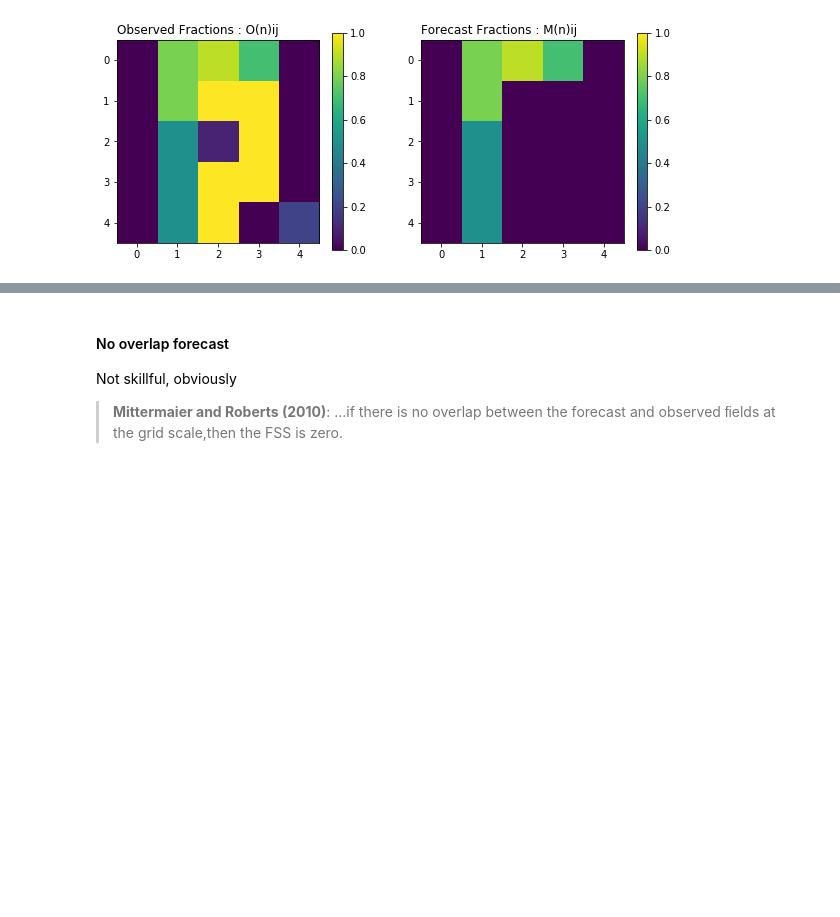
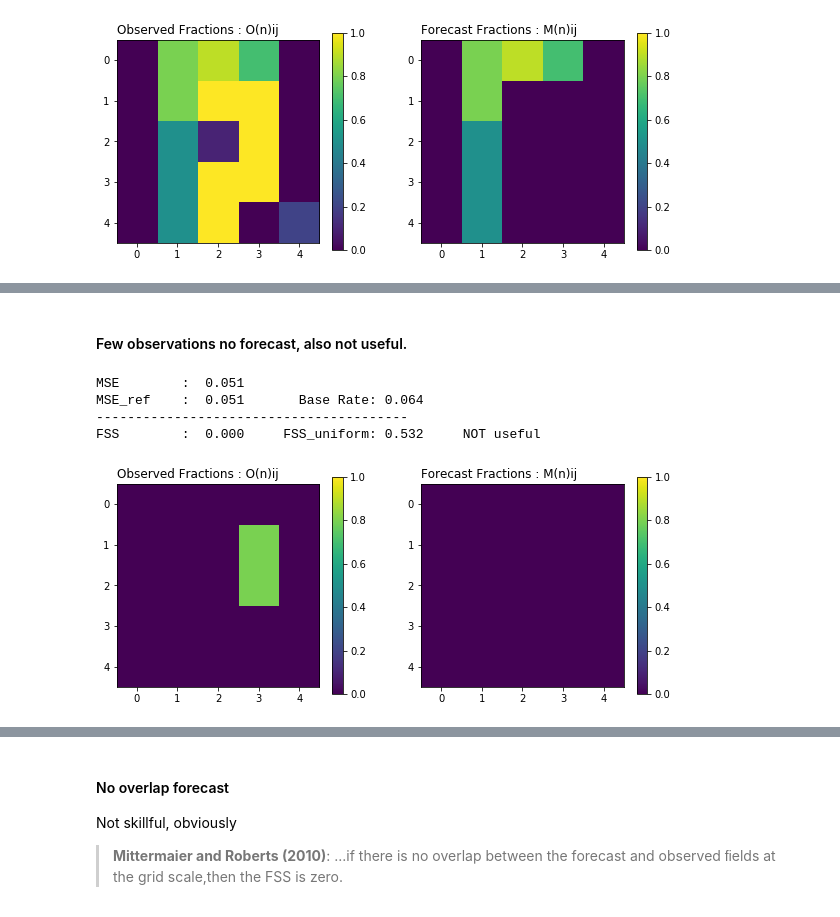
Before and after one commit to blaylockbk/pyBKB_v3, a Jupyter notebook: publications/GLM_HRRR/how_FSS_works.ipynb, the cells around one changed output, grey strips where cells are left out. Saved outputs shown, nothing was run; the diff lists cells and outputs as text; code cells hidden in the pictures; blank space fills up the shorter version.

```diff
--- a/publications/GLM_HRRR/how_FSS_works.ipynb
+++ b/publications/GLM_HRRR/how_FSS_works.ipynb
@@ -303,0 +327,23 @@ FSS        :  0.524     FSS_uniform: 0.720     NOT useful
+# %% [markdown]
+#### Few observations no forecast, also not useful.
+# %%
+OBS = np.array([[.0,.0,.0,.0,.0],
+                [.0,.0,.0,.8,.0],
+                [.0,.0,.0,.8,.0],
+                [.0,.0,.0,.0,.0],
+                [.0,.0,.0,.0,.0]])
+
+FXX = np.array([[.0,.0,.0,.0,.0],
+                [.0,.0,0.,0.,.0],
+                [.0,.0,.0,0.,.0],
+                [.0,.0,0.,0.,.0],
+                [.0,.0,0.,.0,.0]])
+
+
+data = print_and_plot_FSS(OBS, FXX)
+# %% [output]
+MSE        :  0.051
+MSE_ref    :  0.051       Base Rate: 0.064
+----------------------------------------
+FSS        :  0.000     FSS_uniform: 0.532     NOT useful
+[figure, added]
```
Also changed, not shown: parts of 8 cells of this notebook, 3 other files.
